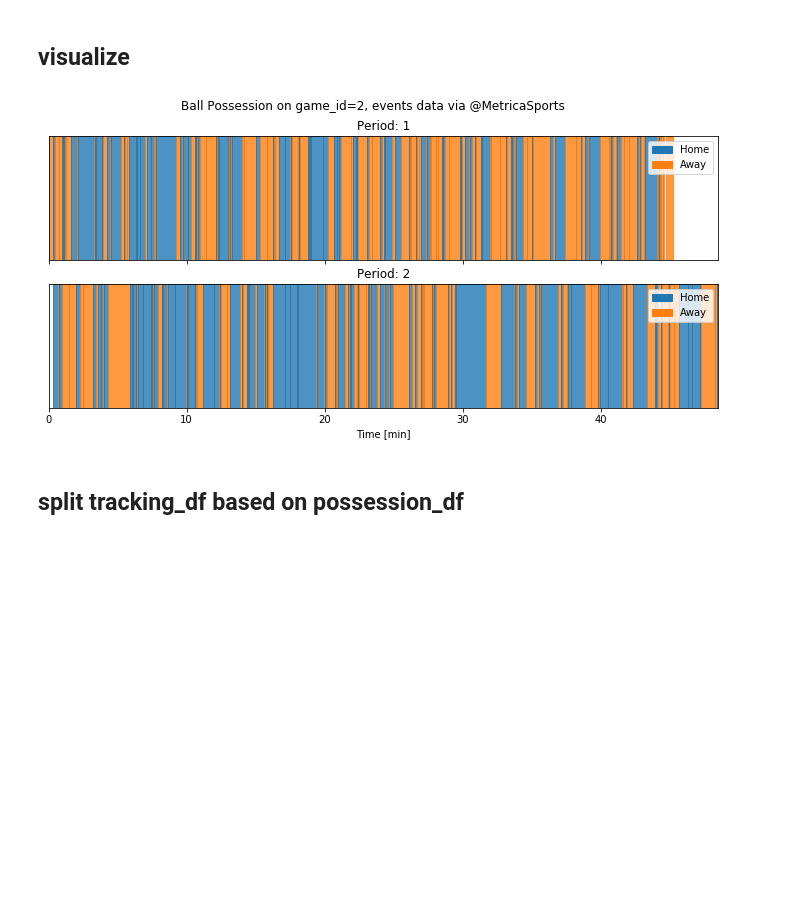
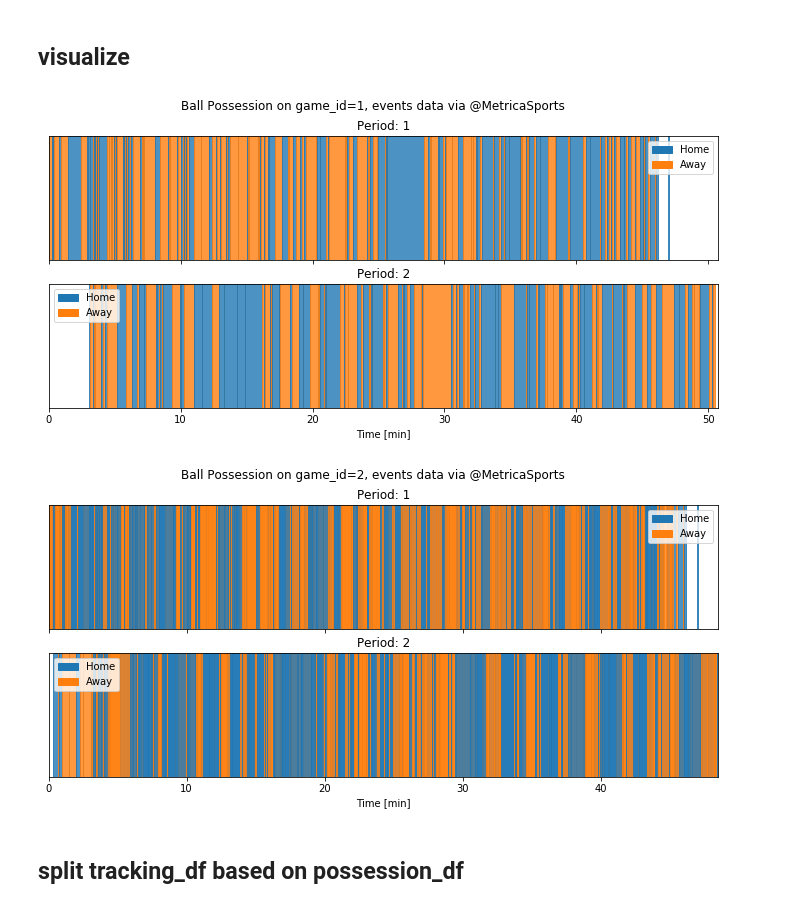
Before and after one commit to saeeeeru/LaurieOnTracking, a Jupyter notebook: notebooks/5-Verification-Possession.ipynb, the cells around one changed output. Saved outputs shown, nothing was run; the diff lists cells and outputs as text; code cells hidden in the pictures; blank space fills up the shorter version.

```diff
--- a/notebooks/5-Verification-Possession.ipynb
+++ b/notebooks/5-Verification-Possession.ipynb
@@ -34,8 +34,6 @@ from main import AutoFormationDetector
 # %%
 base_dir = os.path.join('..')
 data_dir = os.path.join(base_dir, '..', 'sample-data', 'data')
-
-game_id = 2
 # %% [markdown]
 # Read Dataset, and Preprocess
 # %%
@@ -114,32 +107,36 @@ possession_df = pd.DataFrame(data=posession_list, columns=c_list)
 # %%
 import matplotlib.patches as patches
 
 color_dict = {'Home':cmap(0), 'Away': cmap(1)}
 
-n_period = len(events_df.Period.unique())
-fig, axes = plt.subplots(nrows=2, ncols=1, figsize=(12, 2.5*n_period), sharex=True)
+for k, df_list in dataset_dict.items():
+    events_df, possession_df = df_list[-2:]
 
-for period in events_df.Period.unique():
-    ax = axes[period-1]
-    possession_df_tmp = possession_df[possession_df.Period==period]
-    for i in possession_df_tmp.index:
-        team, st_s, ed_s = possession_df_tmp.loc[i, c_list[1:]]
-        st_m, ed_m = (st_s/60., ed_s/60.) if period==1 else (st_s/60-45, ed_s/60-45)
-        rect = patches.Rectangle((st_m,0), width=ed_m-st_m, height=1, color=color_dict[team], alpha=0.8)
-        ax.add_patch(rect)
+    n_period = len(events_df.Period.unique())
+    fig, axes = plt.subplots(nrows=2, ncols=1, figsize=(12, 2.5*n_period), sharex=True)
 
-    ax.get_yaxis().set_visible(False)
-    ax.set_xlim([0, ed_m])
-    ax.set_title(f'Period: {period}')
+    for period in events_df.Period.unique():
+        ax = axes[period-1]
+        possession_df_tmp = possession_df[possession_df.Period==period]
+        for i in possession_df_tmp.index:
+            team, st_s, ed_s = possession_df_tmp.loc[i, c_list[1:]]
+            st_m, ed_m = (st_s/60., ed_s/60.) if period==1 else (st_s/60-45, ed_s/60-45)
+            rect = patches.Rectangle((st_m,0), width=ed_m-st_m, height=1, color=color_dict[team], alpha=0.8)
+            ax.add_patch(rect)
 
-    ax.legend(handles=[patches.Patch(color=c, label=l) for l, c in color_dict.items()])
+        ax.get_yaxis().set_visible(False)
+        ax.set_xlim([0, ed_m])
+        ax.set_title(f'Period: {period}')
 
-ax.set_xlabel('Time [min]')
-fig.suptitle(f'Ball Possession on game_id={game_id}, events data via @MetricaSports')
+        ax.legend(handles=[patches.Patch(color=c, label=l) for l, c in color_dict.items()])
 
-plt.savefig(os.path.join(base_dir, 'reports', 'figure', f'posession-game_id={game_id}.png'), bbox_inches='tight')
+    ax.set_xlabel('Time [min]')
+    fig.suptitle(f'Ball Possession on {k}, events data via @MetricaSports')
+
+    plt.savefig(os.path.join(base_dir, 'reports', 'figure', f'posession-{k}.png'), bbox_inches='tight')
 # %% [output]
-[figure, old version]
+[figure, new version]
+[figure, added]
 # %% [markdown]
 ## split tracking_df based on possession_df
 # %%
```
Also changed, not shown: parts of 10 cells of this notebook, 6 other files.
